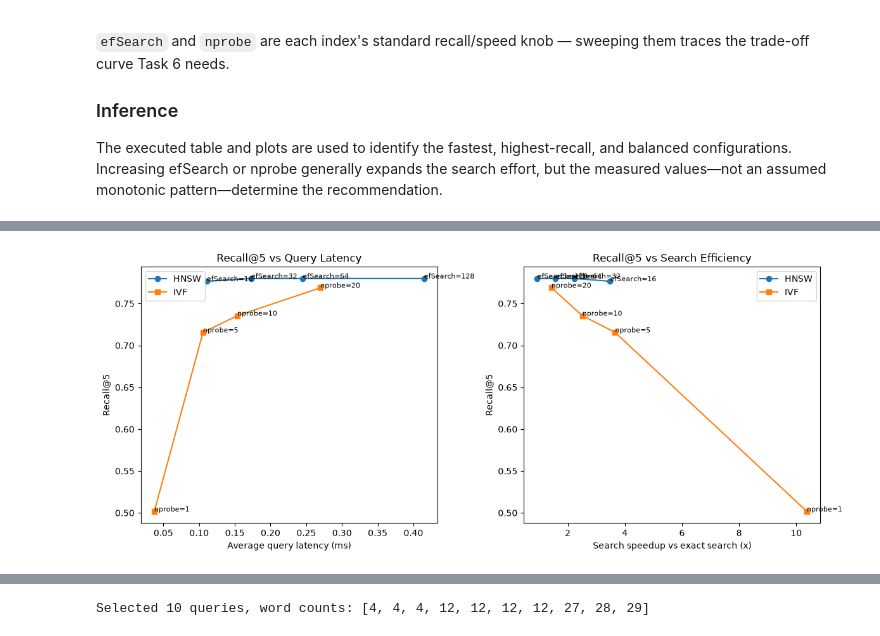
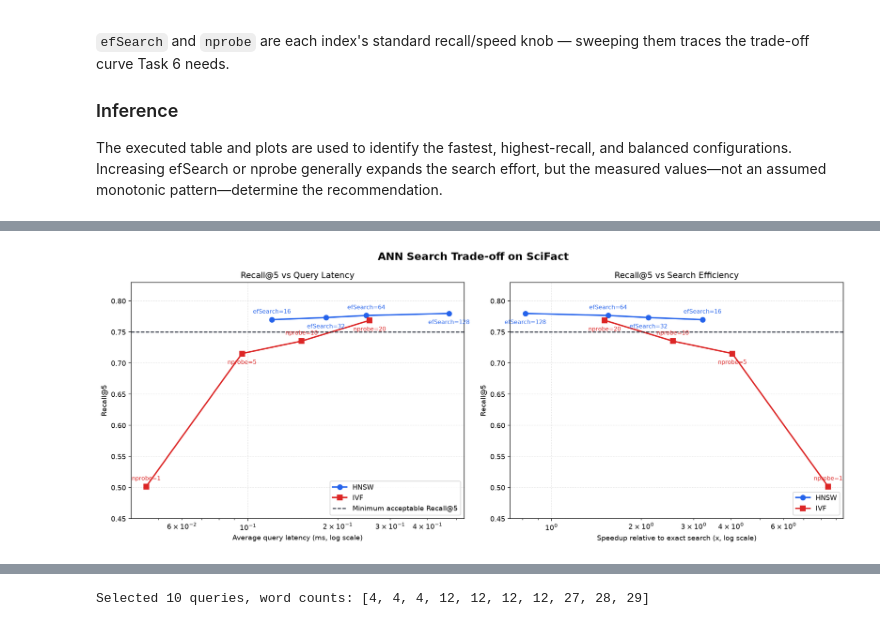
Before and after one commit to sanjaykumarpushadapu/MTech, a Jupyter notebook: 2026-2027-Sem1/AIMLCZG521-ConversationalAI/ass-1/PS2_Group129.ipynb, the cells around one changed output, grey strips where cells are left out. Saved outputs shown, nothing was run; the diff lists cells and outputs as text; code cells hidden in the pictures.

```diff
--- a/2026-2027-Sem1/AIMLCZG521-ConversationalAI/ass-1/PS2_Group129.ipynb
+++ b/2026-2027-Sem1/AIMLCZG521-ConversationalAI/ass-1/PS2_Group129.ipynb
@@ -899,33 +900,76 @@ The executed table and plots are used to identify the fastest, highest-recall, a
 # %%
-# Purpose: two required plots -- Recall@5 vs query latency, and
-# Recall@5 vs search efficiency (speedup relative to exact search) -- with
-# HNSW and IVF configurations shown as separate series.
+# Task 6 plots: show the measured recall/latency trade-off clearly.
+import os
 import matplotlib.pyplot as plt
 
-if ann_results_df is not None:
-    fig, axes = plt.subplots(1, 2, figsize=(12, 5))
-    for method, marker in (("HNSW", "o"), ("IVF", "s")):
-        sub = ann_results_df[ann_results_df["method"] == method]
-        axes[0].plot(sub["avg_latency_s"] * 1000, sub["recall_at_5"], marker=marker, label=method)
-        axes[1].plot(sub["speedup_vs_exact"], sub["recall_at_5"], marker=marker, label=method)
-        for _, r in sub.iterrows():
-            label = f"{r['param_name']}={r['param_value']}"
-            axes[0].annotate(label, (r["avg_latency_s"] * 1000, r["recall_at_5"]), fontsize=8)
-            axes[1].annotate(label, (r["speedup_vs_exact"], r["recall_at_5"]), fontsize=8)
+if ann_results_df is not None and len(ann_results_df):
+    MIN_ACCEPTABLE_RECALL = 0.75
+    colors = {"HNSW": "#2563eb", "IVF": "#dc2626"}
+    markers = {"HNSW": "o", "IVF": "s"}
 
-    axes[0].set_xlabel("Average query latency (ms)")
-    axes[0].set_ylabel("Recall@5")
+    fig, axes = plt.subplots(1, 2, figsize=(15, 6), dpi=140)
+    fig.suptitle("ANN Search Trade-off on SciFact", fontsize=15, fontweight="bold")
+
+    for method in ("HNSW", "IVF"):
+        sub = ann_results_df[ann_results_df["method"] == method].sort_values("param_value")
+        latency_ms = sub["avg_latency_s"] * 1000
+        axes[0].plot(
+            latency_ms, sub["recall_at_5"],
+            color=colors[method], marker=markers[method], markersize=7,
+            linewidth=2, label=method
+        )
+        axes[1].plot(
+            sub["speedup_vs_exact"], sub["recall_at_5"],
+            color=colors[method], marker=markers[method], markersize=7,
+            linewidth=2, label=method
+        )
+
+        for point_index, (_, row) in enumerate(sub.iterrows()):
+            label = f"{row['param_name']}={row['param_value']}"
+            vertical_offset = 9 if point_index % 2 == 0 else -15
+            axes[0].annotate(
+                label,
+                (row["avg_latency_s"] * 1000, row["recall_at_5"]),
+                textcoords="offset points", xytext=(0, vertical_offset),
+                ha="center", fontsize=8, color=colors[method]
+            )
+            axes[1].annotate(
+                label,
+                (row["speedup_vs_exact"], row["recall_at_5"]),
+                textcoords="offset points", xytext=(0, vertical_offset),
+                ha="center", fontsize=8, color=colors[method]
+            )
+
+    for axis in axes:
+        axis.axhline(
+            MIN_ACCEPTABLE_RECALL, color="#111827", linestyle="--",
+            linewidth=1.3, label="Minimum acceptable Recall@5" if axis is axes[0] else None
+        )
+        axis.set_ylim(0.45, 0.83)
+        axis.grid(True, linestyle=":", alpha=0.55)
+        axis.set_ylabel("Recall@5")
+
+    axes[0].set_xscale("log")
+    axes[0].set_xlabel("Average query latency (ms, log scale)")
     axes[0].set_title("Recall@5 vs Query Latency")
-    axes[0].legend()
+    axes[0].legend(loc="lower right")
 
-    axes[1].set_xlabel("Search speedup vs exact search (x)")
-    axes[1].set_ylabel("Recall@5")
+    axes[1].set_xscale("log")
+    axes[1].set_xlabel("Speedup relative to exact search (x, log scale)")
     axes[1].set_title("Recall@5 vs Search Efficiency")
-    axes[1].legend()
+    axes[1].legend(loc="lower right")
 
     plt.tight_layout()
+    os.makedirs("data/results", exist_ok=True)
+    fig.savefig("data/results/task6_ann_tradeoff.png", dpi=220, bbox_inches="tight")
     plt.show()
+    display(
+        ann_results_df[[
+            "method", "param_name", "param_value", "recall_at_5",
+            "avg_latency_s", "speedup_vs_exact", "candidate_vectors_estimate"
+        ]].sort_values(["recall_at_5", "avg_latency_s"], ascending=[False, True]).round(4)
+    )
 else:
-    print("Skipped -- needs ann_results_df from Task 5.")
+    print("Task 6 requires ann_results_df from Task 5.")
 # %% [output]
-[figure, old version]
+[figure, new version]
```
Also changed, not shown: parts of 18 cells of this notebook, 1 other file.
